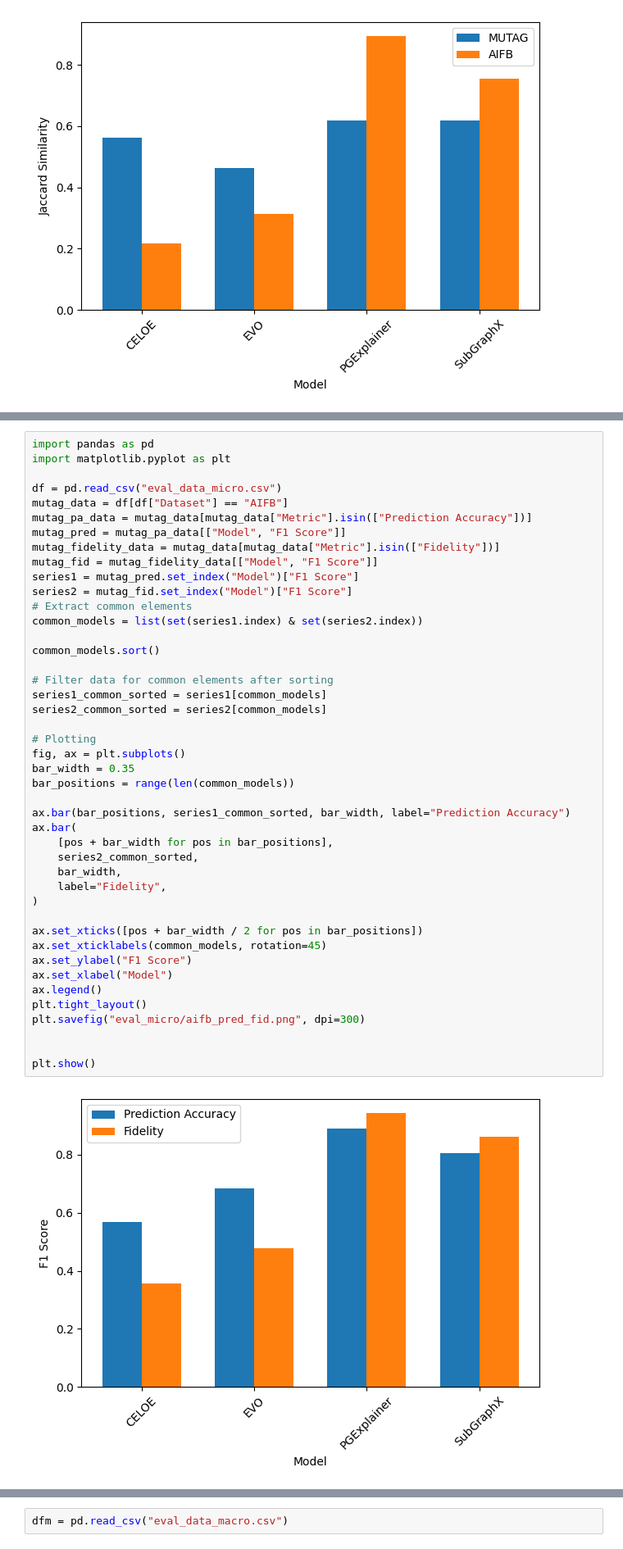
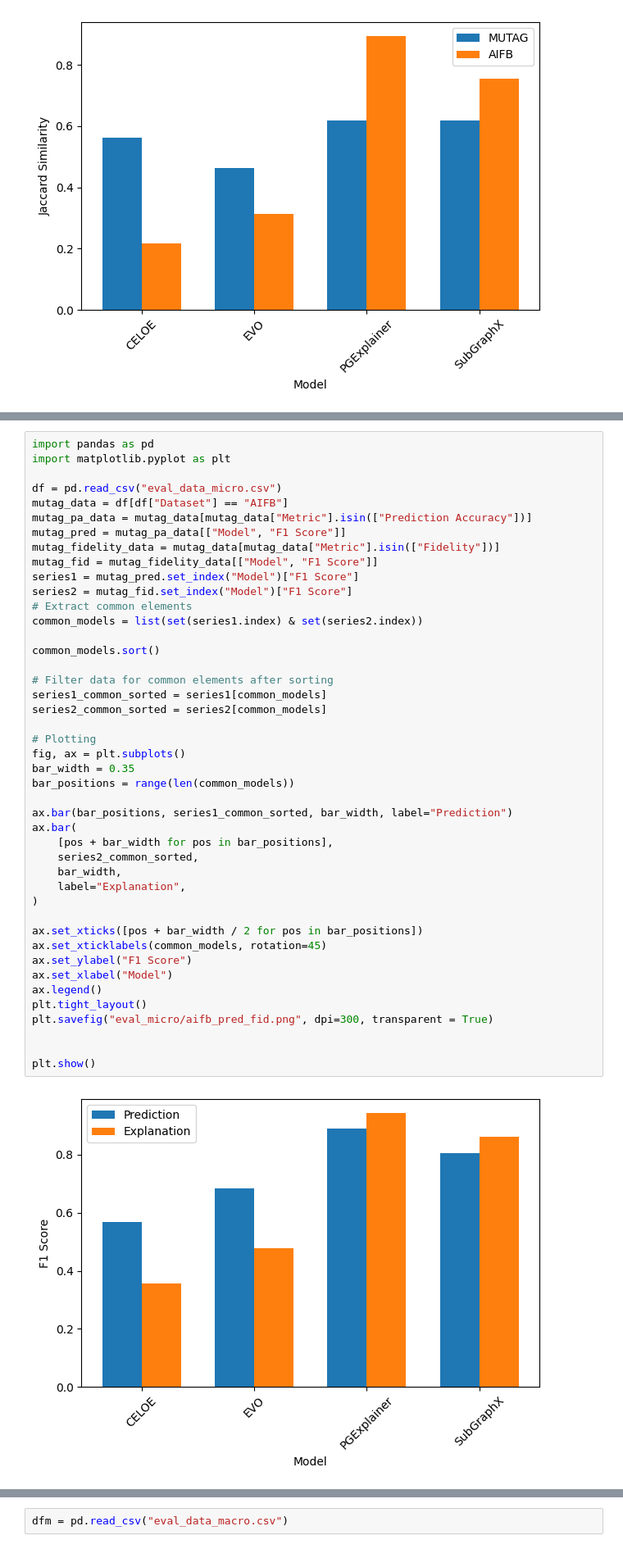
Before and after one commit to sapkotaruz11/EDGE, a Jupyter notebook: results/dataframes/resutls_vizualizations_micro.ipynb, the cells around one changed output, grey strips where cells are left out. Shown at 82% size. Cells and saved outputs as stored; diff of their text form.

```diff
--- a/results/dataframes/resutls_vizualizations_micro.ipynb
+++ b/results/dataframes/resutls_vizualizations_micro.ipynb
@@ -126,37 +126,37 @@ series2 = mutag_fid.set_index("Model")["F1 Score"]
 # Extract common elements
 common_models = list(set(series1.index) & set(series2.index))
 
 common_models.sort()
 
 # Filter data for common elements after sorting
 series1_common_sorted = series1[common_models]
 series2_common_sorted = series2[common_models]
 
 # Plotting
 fig, ax = plt.subplots()
 bar_width = 0.35
 bar_positions = range(len(common_models))
 
-ax.bar(bar_positions, series1_common_sorted, bar_width, label="Prediction Accuracy")
+ax.bar(bar_positions, series1_common_sorted, bar_width, label="Prediction")
 ax.bar(
     [pos + bar_width for pos in bar_positions],
     series2_common_sorted,
     bar_width,
-    label="Fidelity",
+    label="Explanation",
 )
 
 ax.set_xticks([pos + bar_width / 2 for pos in bar_positions])
 ax.set_xticklabels(common_models, rotation=45)
 ax.set_ylabel("F1 Score")
 ax.set_xlabel("Model")
 ax.legend()
 plt.tight_layout()
-plt.savefig("eval_micro/aifb_pred_fid.png", dpi=300)
+plt.savefig("eval_micro/aifb_pred_fid.png", dpi=300, transparent = True)
 
 
 plt.show()
 # %% [output]
-[figure, old version]
+[figure, new version]
 # %%
 def filter_df(df, models, eval_metrics, metric_type):
     """
```
Also changed, not shown: parts of 3 cells of this notebook, 13 other files.
